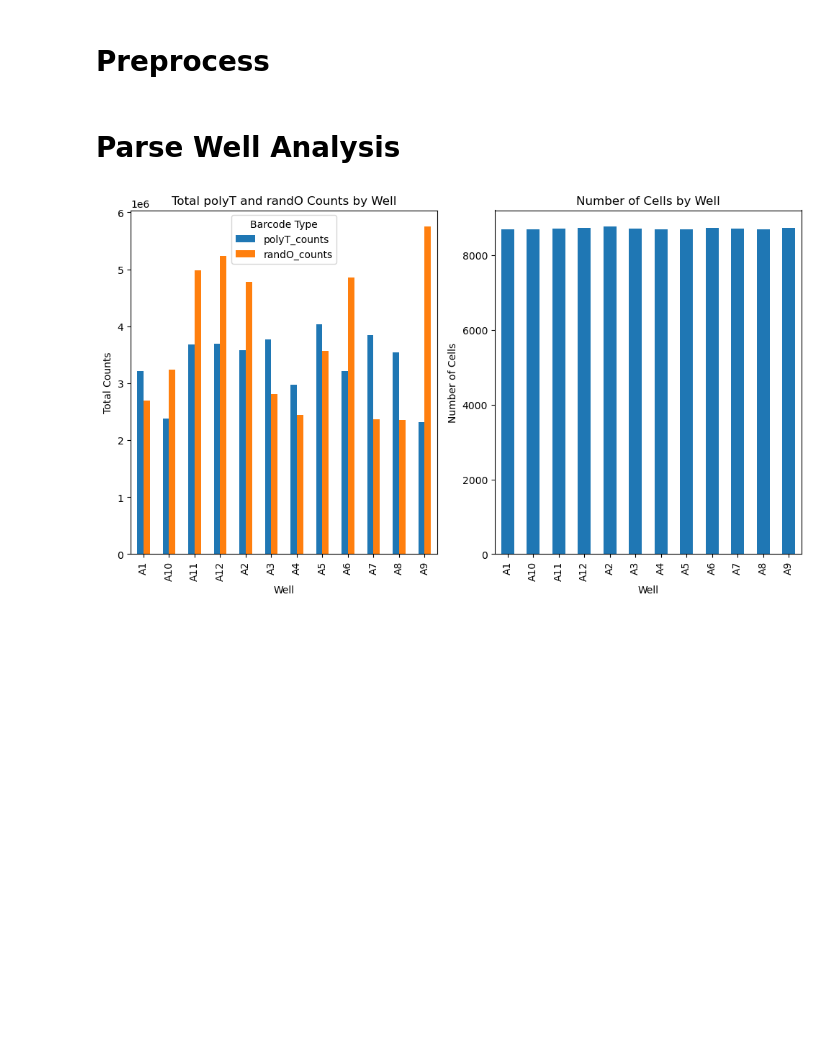
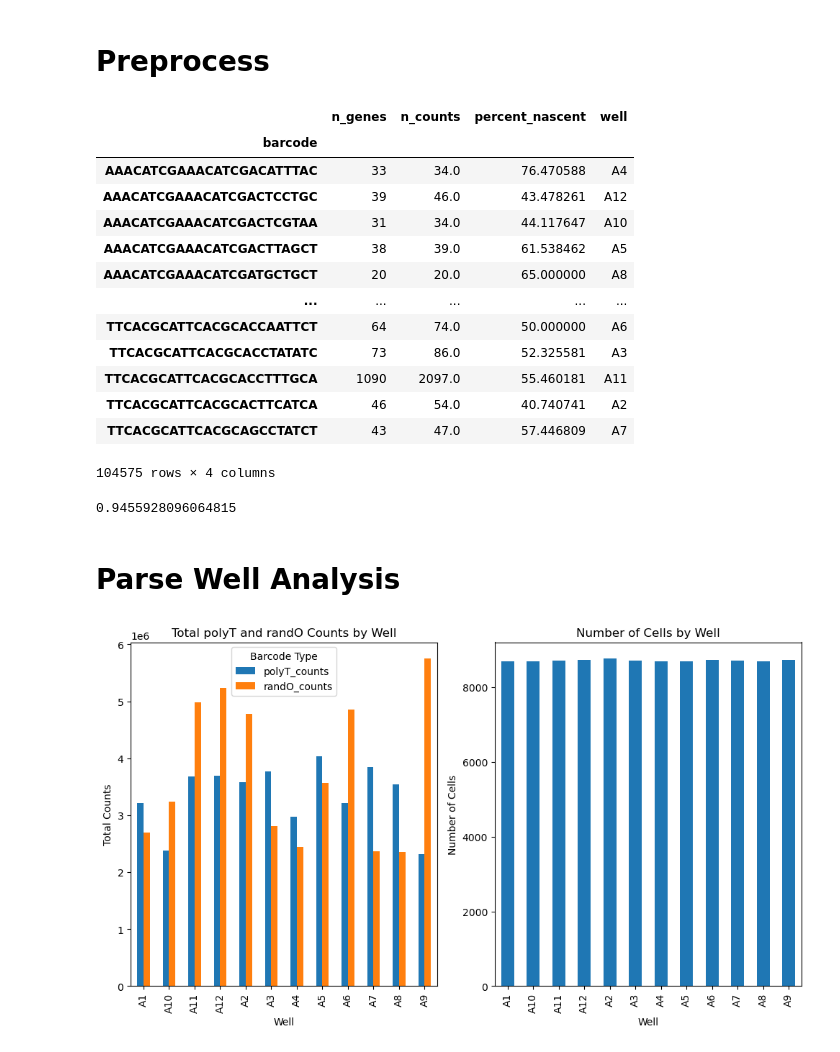
Before and after one commit to mcaskey6/10XvParse, a Jupyter notebook: Notebooks/Analysis_2/parse_mini.ipynb, the cells around one changed output. Saved outputs shown, nothing was run; the diff lists cells and outputs as text; code cells hidden in the pictures; blank space fills up the shorter version.

```diff
--- a/Notebooks/Analysis_2/parse_mini.ipynb
+++ b/Notebooks/Analysis_2/parse_mini.ipynb
@@ -61,6 +58,27 @@ parse_data.obs.loc[polyT_data.obs_names, 'polyT_counts'] = polyT_data.obs['n_cou
 
 parse_data.obs['randO_counts'] = 0
 parse_data.obs.loc[randO_data.obs_names, 'randO_counts'] = randO_data.obs['n_counts']
+# %%
+parse_data.obs
+# %% [output]
+|  | n_genes | n_counts | percent_nascent | well |
+| barcode |  |  |  |  |
+| AAACATCGAAACATCGACATTTAC | 33 | 34.0 | 76.470588 | A4 |
+| AAACATCGAAACATCGACTCCTGC | 39 | 46.0 | 43.478261 | A12 |
+| AAACATCGAAACATCGACTCGTAA | 31 | 34.0 | 44.117647 | A10 |
+| AAACATCGAAACATCGACTTAGCT | 38 | 39.0 | 61.538462 | A5 |
+| AAACATCGAAACATCGATGCTGCT | 20 | 20.0 | 65.000000 | A8 |
+| ... | ... | ... | ... | ... |
+| TTCACGCATTCACGCACCAATTCT | 64 | 74.0 | 50.000000 | A6 |
+| TTCACGCATTCACGCACCTATATC | 73 | 86.0 | 52.325581 | A3 |
+| TTCACGCATTCACGCACCTTTGCA | 1090 | 2097.0 | 55.460181 | A11 |
+| TTCACGCATTCACGCACTTCATCA | 46 | 54.0 | 40.740741 | A2 |
+| TTCACGCATTCACGCAGCCTATCT | 43 | 47.0 | 57.446809 | A7 |
+104575 rows × 4 columns
+# %%
+len(parse_data.obs)/(96*96*12)
+# %% [output]
+0.9455928096064815
 # %% [markdown]
 # Parse Well Analysis
 # %%
```
Also changed, not shown: parts of 1 cell of this notebook, 29 other files.
